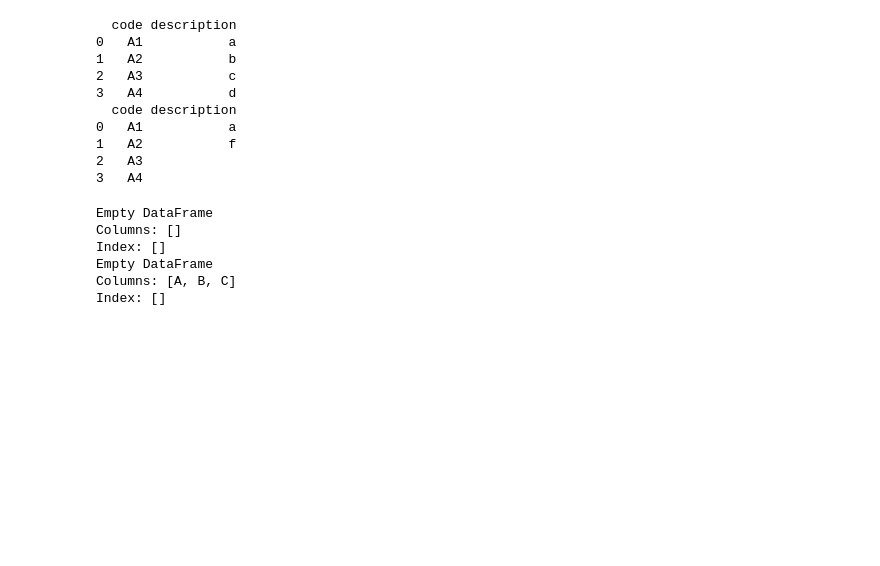
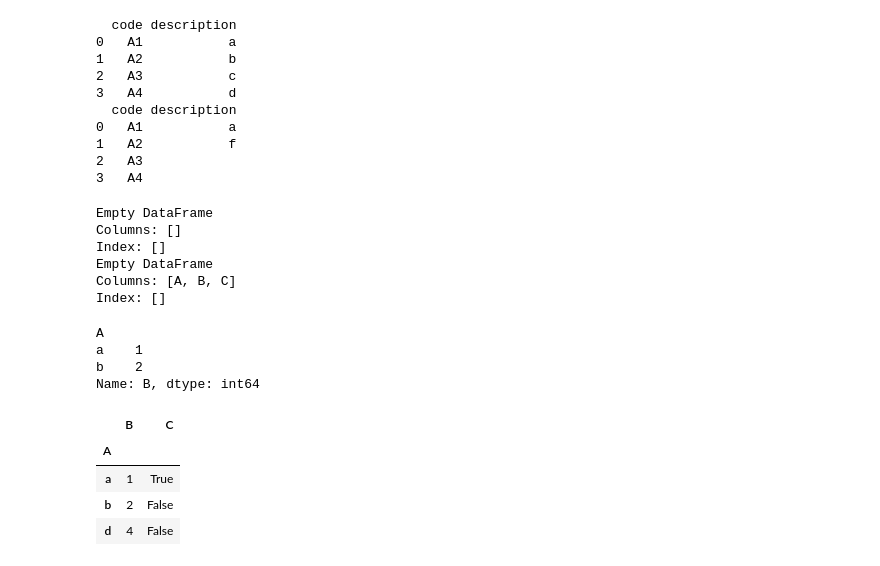
Before and after one commit to TianfengChen/ExpertPythonCode, a Jupyter notebook: 5_DataManipulation/test_pandas/pandas_func.ipynb, the cells around one changed output. Cells and saved outputs as stored; diff of their text form; code cells hidden in the pictures; blank space fills up the shorter version.

```diff
--- a/5_DataManipulation/test_pandas/pandas_func.ipynb
+++ b/5_DataManipulation/test_pandas/pandas_func.ipynb
@@ -399,3 +399,25 @@ import numpy as np
 A = pd.DataFrame({'A':[1,2,3,4],'B':[5,6,7,8]})
 B = pd.DataFrame({'A':[9,10,11,12],'B':[13,14,15,16]})
 C = pd.concat([A,B])
+# %%
+import pandas as pd
+D = {"A":['a','b','c','d'],'B':[1,2,3,4],'C':[True,False,True,False]}
+A = pd.DataFrame(D)
+A.set_index('A',inplace=True)
+A.loc[['a','b'],'B']
+# %% [output]
+A
+a    1
+b    2
+Name: B, dtype: int64
+# %%
+D = {"A":['a','b','c','d'],'B':[1,2,3,4],'C':[True,False,True,False]}
+A = pd.DataFrame(D)
+A.set_index('A',inplace=True)
+A.loc[A.index.isin(['a','b','d','e'])]
+# %% [output]
+|  | B | C |
+| A |  |  |
+| a | 1 | True |
+| b | 2 | False |
+| d | 4 | False |
```
Also changed, not shown: parts of 3 cells of this notebook, 10 other files.
